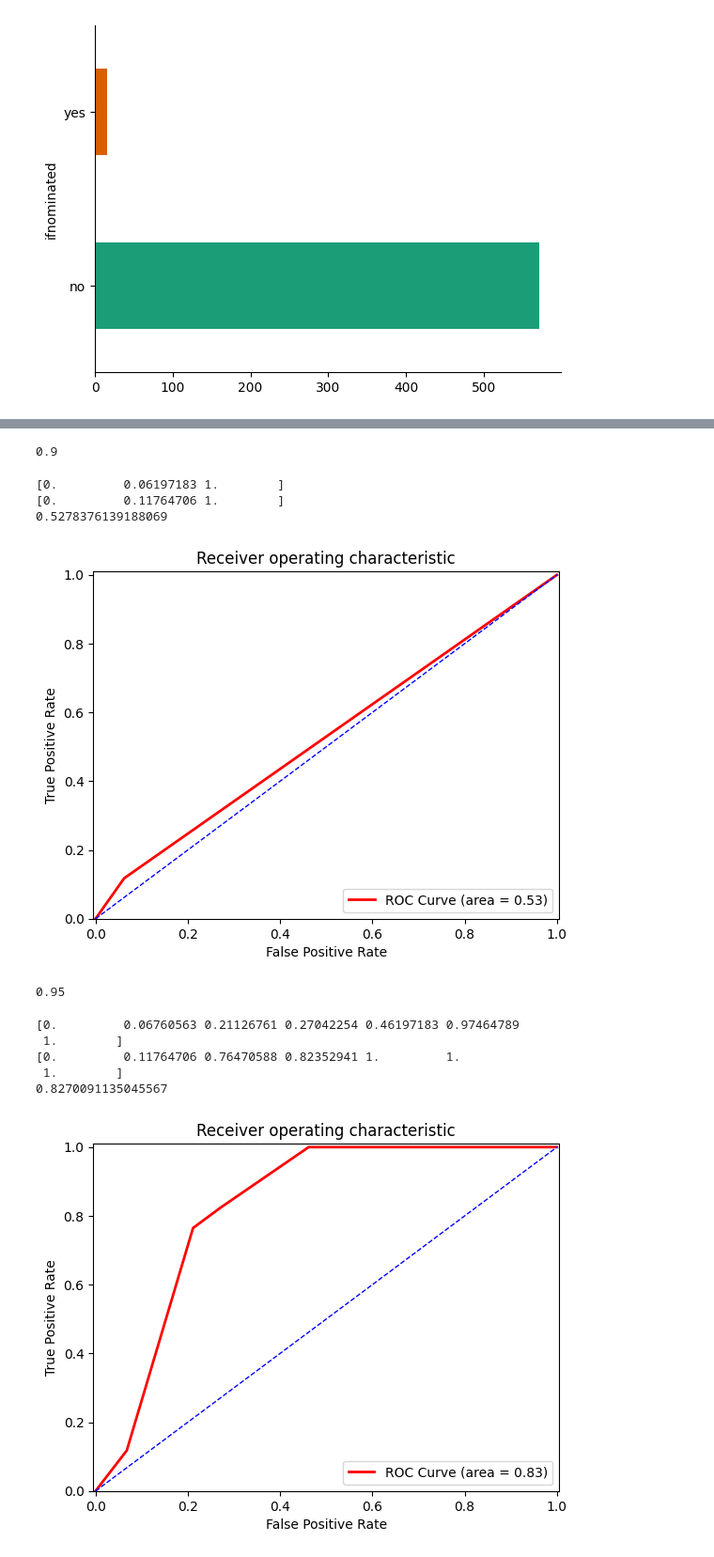
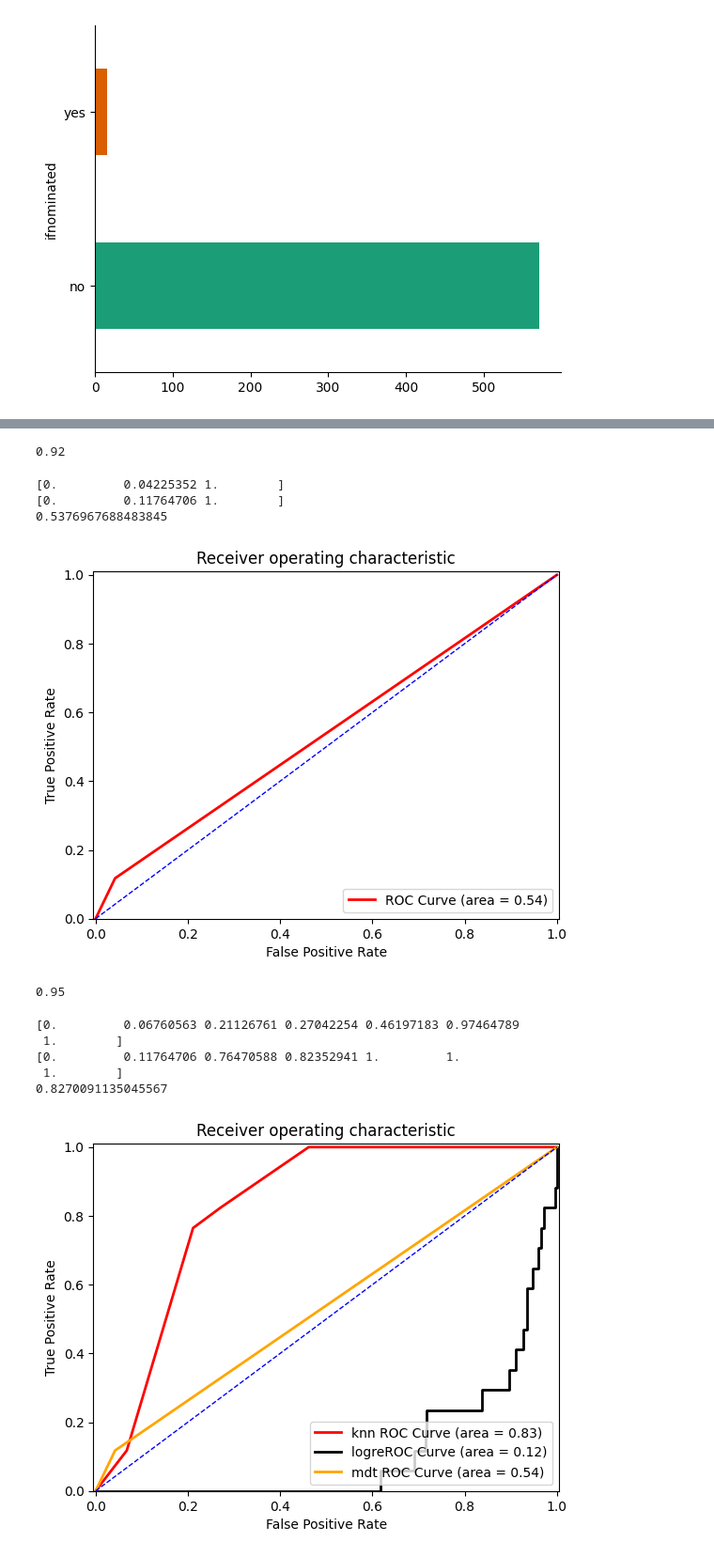
Before and after one commit to ggarci10/twitchdataproject, a Jupyter notebook: final_project_twitch_game_.ipynb, the cells around one changed output, grey strips where cells are left out. Shown: that part at 94% size. Drawn from its saved outputs; the diff is of its cells as text; code cells hidden in the pictures.

```diff
--- a/final_project_twitch_game_.ipynb
+++ b/final_project_twitch_game_.ipynb
@@ -319,7 +319,7 @@ feature_cols1 = ['Hours_watched']
 feature_cols2 = ['Hours_streamed']
 feature_cols3 = ['Peak_channels']
 # %%
-X = result2016[feature_cols]
+X = result2016[feature_cols1]
 # X_createdTest= result2017[feature_cols]
 # Y_createdTest= result2017['ifnominated']
 X1= result2016[feature_cols1]
@@ -430,8 +431,8 @@ plt.show()
 #create decisiontree
 my_decisiontree = DecisionTreeClassifier(random_state=5)
 my_decisiontree.fit(X_train, y_train)
-y_predict_mdt=my_decisiontree.predict(X_createdTest)
-mdtaccuracy= accuracy_score(Y_createdTest,y_predict_mdt)
+y_predict_mdt=my_decisiontree.predict(X_test)
+mdtaccuracy= accuracy_score(y_test,y_predict_mdt)
 print(round(mdtaccuracy,2))
 # Predicting the Binary Label:
 y_predict_mdt2016 = my_decisiontree.predict(X_test)
@@ -439,7 +440,7 @@ y_predict_mdt2016 = my_decisiontree.predict(X_test)
 # Estimating the probability (likelihood) of Each Label:
 y_predict_prob_mdt2016 = my_decisiontree.predict_proba(X_test)
 # %% [output]
-0.9
+0.92
 # %%
 fprmdt2016, tprmdt2016, thresholdsmdt2016 = metrics.roc_curve(y_test, y_predict_prob_mdt2016[:,1], pos_label='yes')
 
@@ -453,26 +454,26 @@ print(AUCmdt2016)
 plt.figure()
 
 # Roc Curve:
-plt.plot(fprmdt2016, tprmdt2016, color='red', lw=2,
-         label='ROC Curve (area = %0.2f)' % AUCmdt2016)
+# plt.plot(fprmdt2016, tprmdt2016, color='red', lw=2,
+#          label='ROC Curve (area = %0.2f)' % AUCmdt2016)
 
-# Random Guess line:
-plt.plot([0, 1], [0, 1], color='blue', lw=1, linestyle='--')
+# # Random Guess line:
+# plt.plot([0, 1], [0, 1], color='blue', lw=1, linestyle='--')
 
-# Defining The Range of X-Axis and Y-Axis:
-plt.xlim([-0.005, 1.005])
-plt.ylim([0.0, 1.01])
+# # Defining The Range of X-Axis and Y-Axis:
+# plt.xlim([-0.005, 1.005])
+# plt.ylim([0.0, 1.01])
 
-# Labels, Title, Legend:
-plt.xlabel('False Positive Rate')
-plt.ylabel('True Positive Rate')
-plt.title('Receiver operating characteristic')
-plt.legend(loc="lower right")
+# # Labels, Title, Legend:
+# plt.xlabel('False Positive Rate')
+# plt.ylabel('True Positive Rate')
+# plt.title('Receiver operating characteristic')
+# plt.legend(loc="lower right")
 
-plt.show()
+# plt.show()
 # %% [output]
-[0.         0.06197183 1.        ]
+[0.         0.04225352 1.        ]
 [0.         0.11764706 1.        ]
-0.5278376139188069
+0.5376967688483845
-[figure, old version]
+[figure, new version]
 # %%
@@ -497,33 +498,37 @@ print(fpr2016knn)
 print(tpr2016knn)
 AUC2016knn = metrics.auc(fpr2016knn, tpr2016knn)
 print(AUC2016knn)
 
 %matplotlib inline
 
 plt.figure()
 
 # Roc Curve:
-plt.plot(fpr2016knn, tpr2016knn, color='red', lw=2,
-         label='ROC Curve (area = %0.2f)' % AUC2016knn)
+plt.plot(fpr2016knn, tpr2016knn, color='red', lw=2,label='knn ROC Curve (area = %0.2f)' % AUC2016knn)
+plt.plot(fprlogreg2016, tprlogreg2016, color='black', lw=2,label='logreROC Curve (area = %0.2f)' % AUClogreg2016)
 
+
+plt.plot(fprmdt2016, tprmdt2016, color='orange', lw=2, label='mdt ROC Curve (area = %0.2f)' % AUCmdt2016)
 # Random Guess line:
 plt.plot([0, 1], [0, 1], color='blue', lw=1, linestyle='--')
+
+
 
 # Defining The Range of X-Axis and Y-Axis:
 plt.xlim([-0.005, 1.005])
 plt.ylim([0.0, 1.01])
 
 # Labels, Title, Legend:
 plt.xlabel('False Positive Rate')
 plt.ylabel('True Positive Rate')
 plt.title('Receiver operating characteristic')
 plt.legend(loc="lower right")
 
 plt.show()
 # %% [output]
 [0.         0.06760563 0.21126761 0.27042254 0.46197183 0.97464789
  1.        ]
 [0.         0.11764706 0.76470588 0.82352941 1.         1.
  1.        ]
 0.8270091135045567
-[figure, old version]
+[figure, new version]
```
Also changed, not shown: parts of 5 cells of this notebook.
